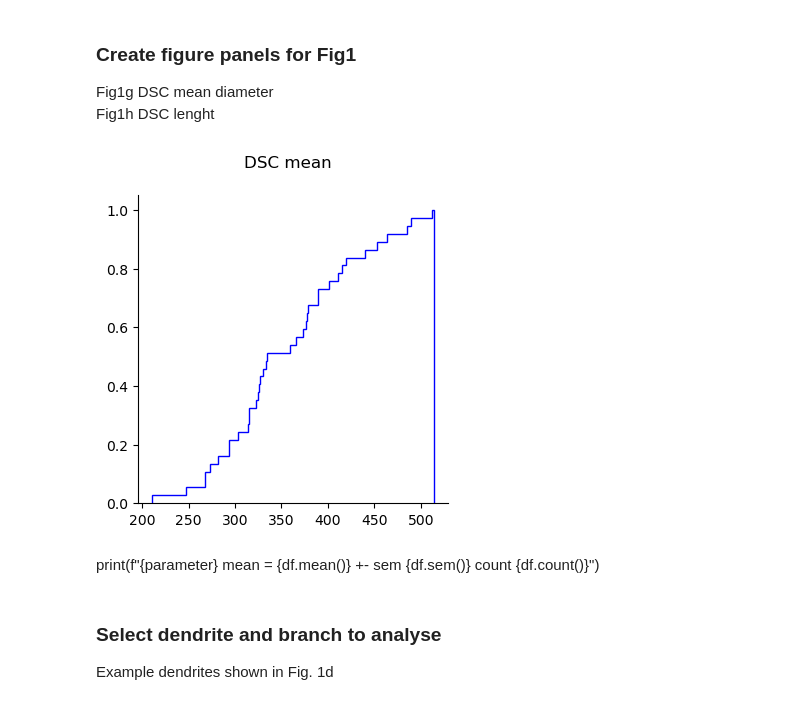
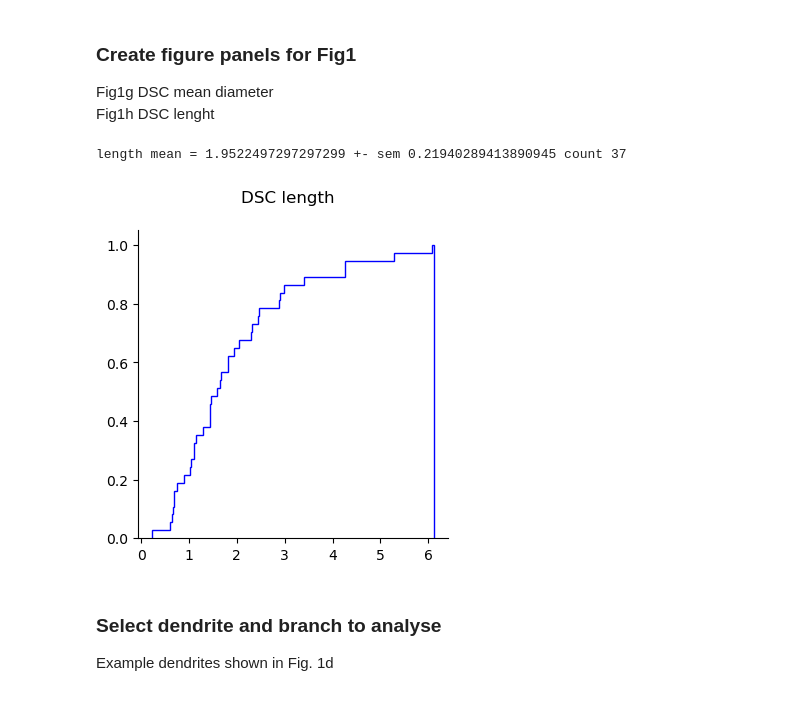
Before and after one commit to tonykelly00/DSC_morphology_pipeline, a Jupyter notebook: notebooks/STED_analysis.ipynb, the cells around one changed output. Cells and saved outputs as stored; diff of their text form; code cells hidden in the pictures.

```diff
--- a/notebooks/STED_analysis.ipynb
+++ b/notebooks/STED_analysis.ipynb
@@ -187,27 +187,27 @@ Fig1g DSC mean diameter <br>
 Fig1h DSC lenght
 # %%
 #select property to plot [mean, lenght]
-parameter='mean'
+parameter='length'
 
 df3= summary_dsc(STEDdata['3wk'], parameter)
 df5= summary_dsc(STEDdata['5wk'], parameter)
 dfProx= summary_dsc(STEDdata['prox'], parameter)
 df = pd.concat([df3, df5])
 
 fig, ax = plt.subplots(figsize=(4, 4))
 n_bins=200
 fig.suptitle('DSC '+parameter)
 
 df=df.stack().reset_index(drop=True)
 
 n, bins, patches = ax.hist(df, n_bins, color='blue', density=True, histtype='step', cumulative=True)
 #ax.set_xlim([0,10])
 
-fig.savefig(mypath+'/STED_DSC_diam_Cumulative.svg', bbox_inches = 'tight')
+fig.savefig(mypath+'/STED_DSC_'+parameter+'_Cumulative.svg', bbox_inches = 'tight')
+print(f"{parameter} mean = {df.mean()} +- sem {df.sem()} count {df.count()}")
 # %% [output]
+length mean = 1.9522497297297299 +- sem 0.21940289413890945 count 37
-[figure, old version]
+[figure, new version]
-# %% [markdown]
-print(f"{parameter} mean = {df.mean()} +- sem {df.sem()} count {df.count()}")
 # %% [markdown]
 ### Select dendrite and branch to analyse
 Example dendrites shown in Fig. 1d
```
Also changed, not shown: parts of 1 cell of this notebook, 5 other files.
